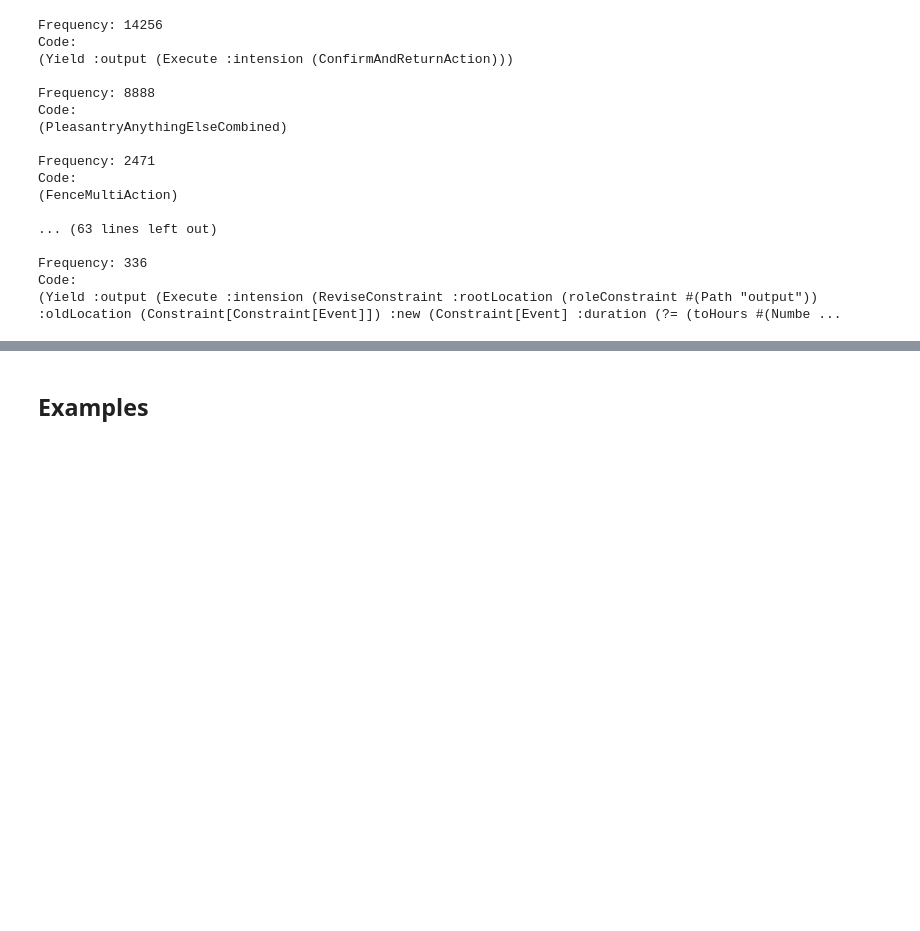
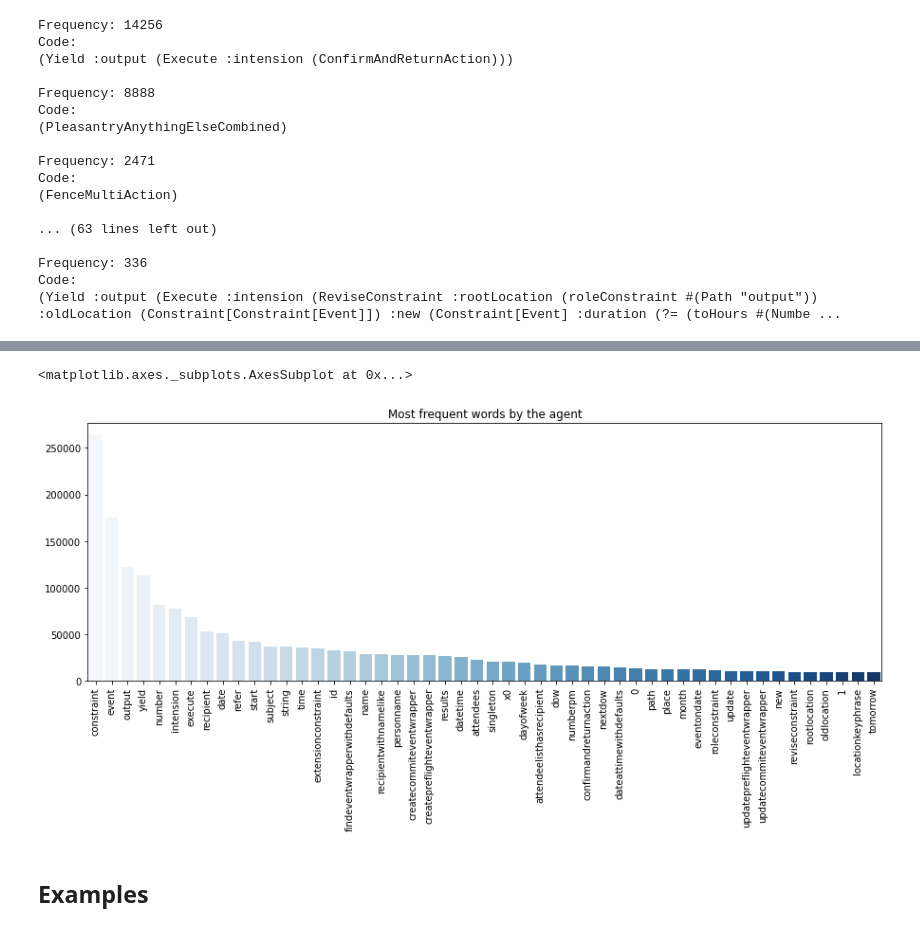
Before and after one commit to Balazska/DaDTeam, a Jupyter notebook: DaDTeam_milestone_I.ipynb, the cells around one changed output, grey strips where cells are left out. Drawn from its saved outputs; the diff is of its cells as text; code cells hidden in the pictures; blank space fills up the shorter version.

```diff
--- a/DaDTeam_milestone_I.ipynb
+++ b/DaDTeam_milestone_I.ipynb
@@ -188,4 +202,9 @@ tokenizer.word_index["the"]
 # %% [output]
 1
+# %%
+# create a tokenizer and fit on the sentences of the train data dialogues
+lispress_tokenizer = Tokenizer()
+dialogue_sent_lispress = [turn['lispress_cleaned'] for dialog in train for turn in dialog['turns'] ]
+lispress_tokenizer.fit_on_texts(dialogue_sent_lispress)
 # %%
 # example: tokens of the first two sentences
@@ -377,3 +425,14 @@ Code:
+# %%
+x = [key for key in list(lispress_tokenizer.index_word.values())[:50]]
+y = [lispress_tokenizer.word_counts[key] for key in x]
+
+plt.figure(figsize=(15,5))
+plt.xticks(rotation=90)
+plt.title("Most frequent words by the agent")
+sns.barplot(x=x, y=y, palette="Blues")
+# %% [output]
+<matplotlib.axes._subplots.AxesSubplot at 0x...>
+[figure, added]
 # %% [markdown]
 ## Examples
 # %%
```
Also changed, not shown: parts of 35 cells of this notebook, 1 other file.
